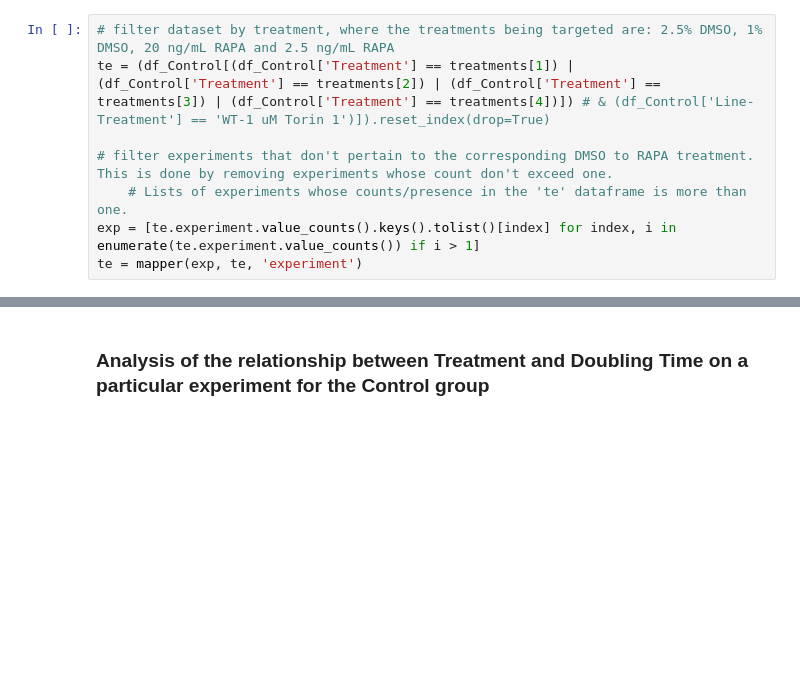
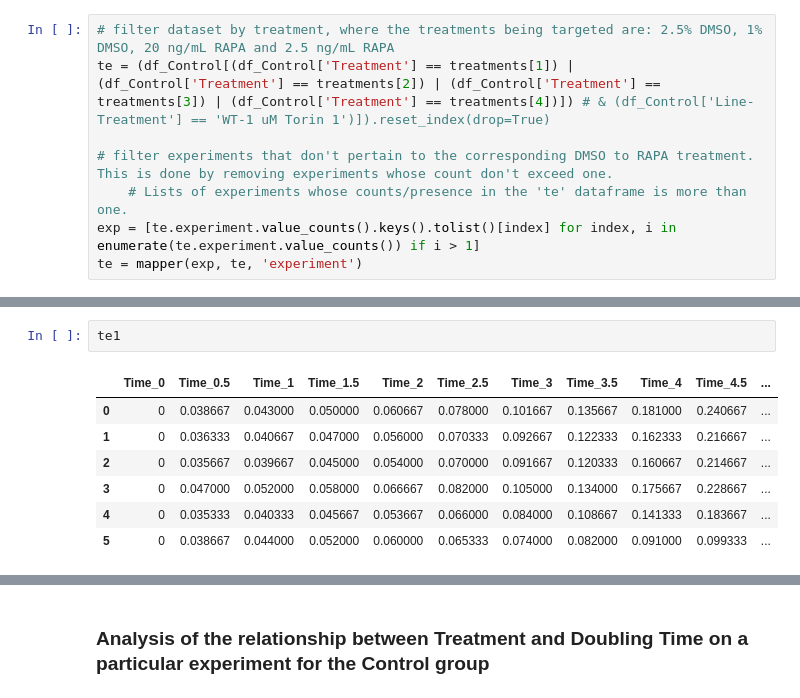
Before and after one commit to yab-tad/Saccharomyces-Cerevisiae, a Jupyter notebook: SGRP.ipynb, the cells around one changed output, grey strips where cells are left out. Drawn from its saved outputs; the diff is of its cells as text; blank space fills up the shorter version.

```diff
--- a/SGRP.ipynb
+++ b/SGRP.ipynb
@@ -259,0 +286,10 @@ te
+# %%
+te1
+# %% [output]
+|  | Time_0 | Time_0.5 | Time_1 | Time_1.5 | Time_2 | Time_2.5 | Time_3 | Time_3.5 | Time_4 | Time_4.5 | ... |
+| 0 | 0 | 0.038667 | 0.043000 | 0.050000 | 0.060667 | 0.078000 | 0.101667 | 0.135667 | 0.181000 | 0.240667 | ... |
+| 1 | 0 | 0.036333 | 0.040667 | 0.047000 | 0.056000 | 0.070333 | 0.092667 | 0.122333 | 0.162333 | 0.216667 | ... |
+| 2 | 0 | 0.035667 | 0.039667 | 0.045000 | 0.054000 | 0.070000 | 0.091667 | 0.120333 | 0.160667 | 0.214667 | ... |
+| 3 | 0 | 0.047000 | 0.052000 | 0.058000 | 0.066667 | 0.082000 | 0.105000 | 0.134000 | 0.175667 | 0.228667 | ... |
+| 4 | 0 | 0.035333 | 0.040333 | 0.045667 | 0.053667 | 0.066000 | 0.084000 | 0.108667 | 0.141333 | 0.183667 | ... |
+| 5 | 0 | 0.038667 | 0.044000 | 0.052000 | 0.060000 | 0.065333 | 0.074000 | 0.082000 | 0.091000 | 0.099333 | ... |
```
Also changed, not shown: parts of 26 cells of this notebook.
